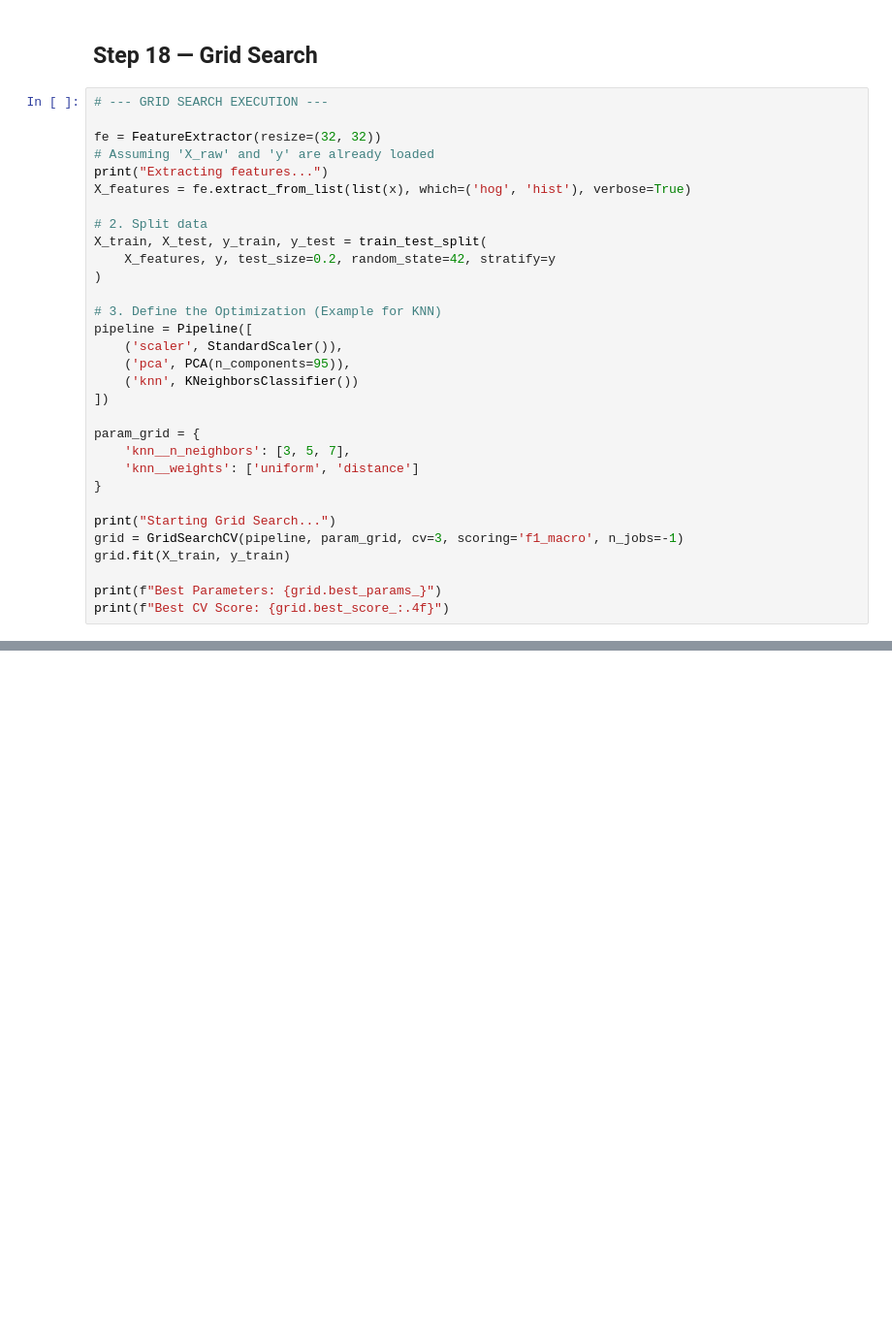
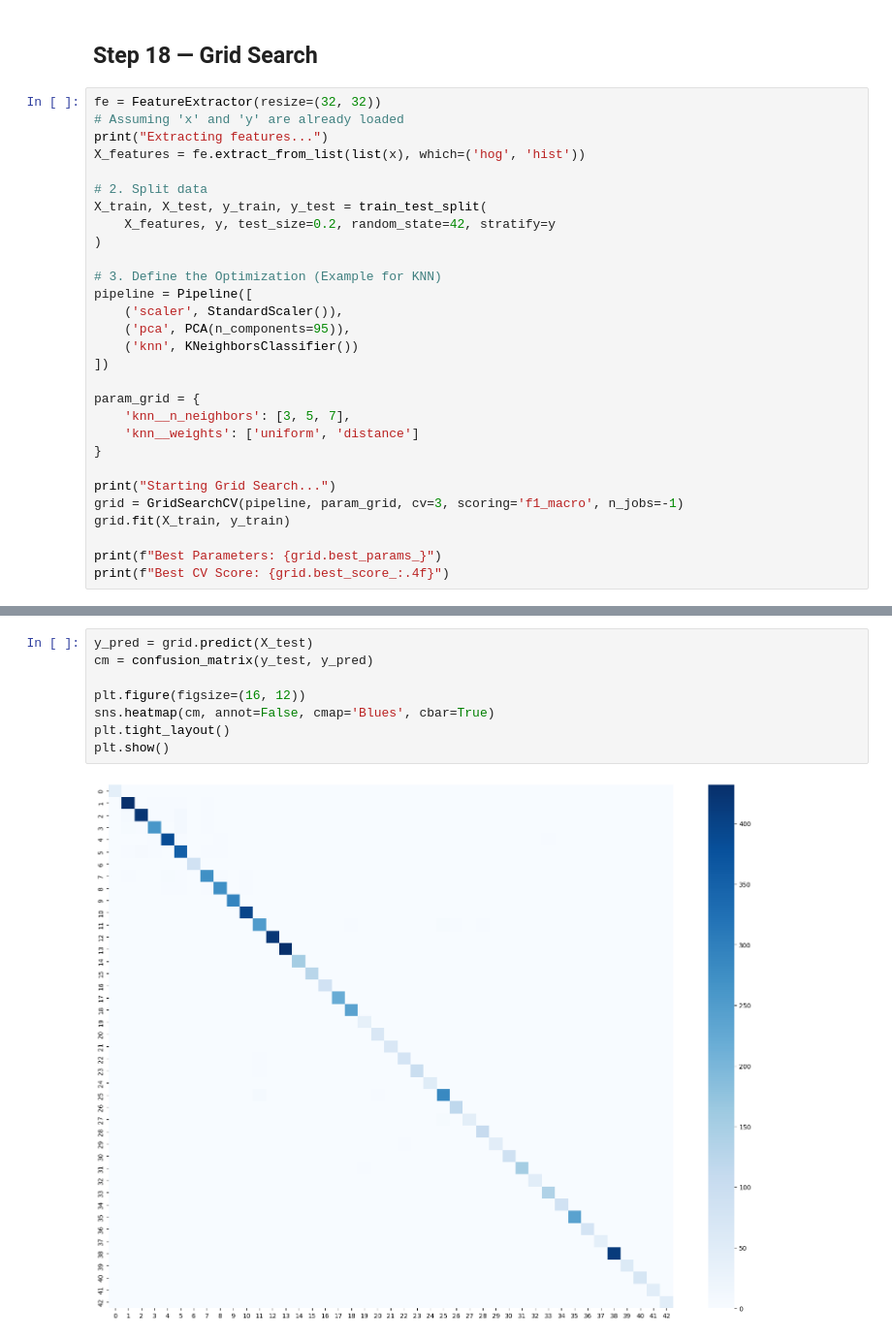
Before and after one commit to Mohamed-Elkady-05/AutoVision-Perception, a Jupyter notebook: eda_initial_notebook.ipynb, the cells around one changed output, grey strips where cells are left out. Shown at 97% size. Cells and saved outputs as stored; diff of their text form; blank space fills up the shorter version.

```diff
--- a/eda_initial_notebook.ipynb
+++ b/eda_initial_notebook.ipynb
@@ -727,12 +759,10 @@ plt.show()
 # %% [markdown]
 ## Step 18 — Grid Search
 # %%
-# --- GRID SEARCH EXECUTION ---
-
 fe = FeatureExtractor(resize=(32, 32))
-# Assuming 'X_raw' and 'y' are already loaded
+# Assuming 'x' and 'y' are already loaded
 print("Extracting features...")
-X_features = fe.extract_from_list(list(x), which=('hog', 'hist'), verbose=True)
+X_features = fe.extract_from_list(list(x), which=('hog', 'hist'))
 
 # 2. Split data
 X_train, X_test, y_train, y_test = train_test_split(
@@ -759,0 +795,10 @@ print(f"Best CV Score: {grid.best_score_:.4f}")
+# %%
+y_pred = grid.predict(X_test)
+cm = confusion_matrix(y_test, y_pred)
+
+plt.figure(figsize=(16, 12))
+sns.heatmap(cm, annot=False, cmap='Blues', cbar=True)
+plt.tight_layout()
+plt.show()
+# %% [output]
+[figure, added]
```
Also changed, not shown: parts of 10 cells of this notebook.
